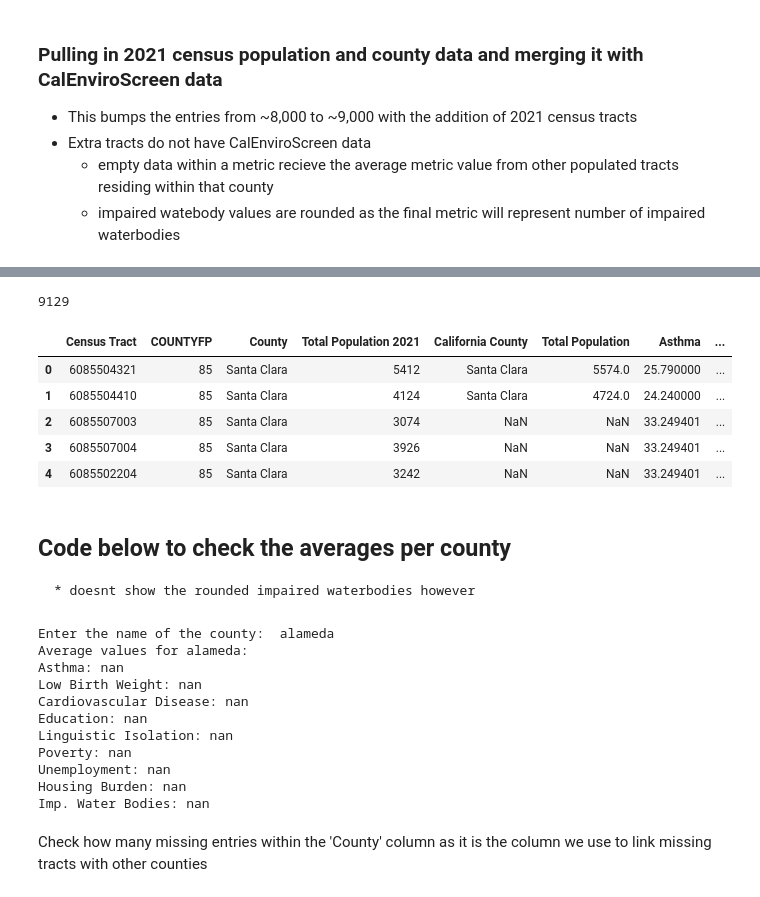
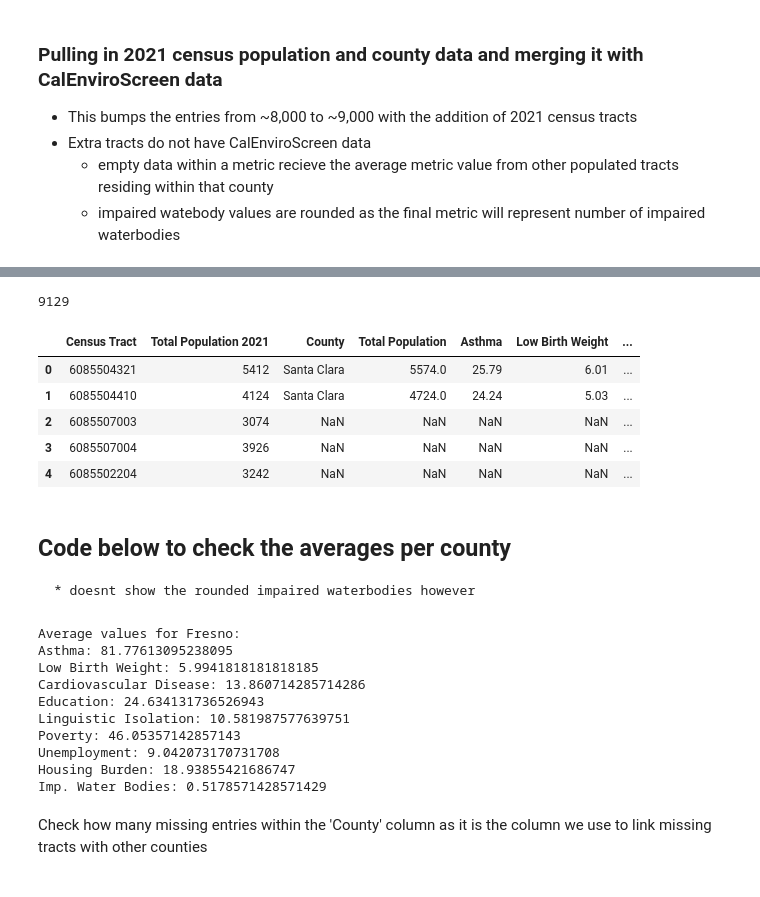
Before and after one commit to Eagle-Rock-Analytics/carb-climate-index, a Jupyter notebook: scripts/data_metric_calc/society_cal_enviroscreen_metrics.ipynb, the cells around one changed output, grey strips where cells are left out. Drawn from its saved outputs; the diff is of its cells as text; code cells hidden in the pictures.

```diff
--- a/scripts/data_metric_calc/society_cal_enviroscreen_metrics.ipynb
+++ b/scripts/data_metric_calc/society_cal_enviroscreen_metrics.ipynb
@@ -79,3 +181,9 @@ metric_enviroscreen_data = enviroscreen_data[['Census Tract',
                                                 'Housing Burden',
                                                 'Imp. Water Bodies'
                                                 ]]
+calenviroscreen_2021 = joined_df[metric_enviroscreen_data.columns]
+calenviroscreen_2021['Census Tract'] = calenviroscreen_2021['Census Tract'].astype(str)
+calenviroscreen_2021 = calenviroscreen_2021.rename(columns={'California County':'County'})
+calenviroscreen_2021['County'] = calenviroscreen_2021['County'].str.strip()
+
+calenviroscreen_2021
@@ -81,0 +209,4 @@ metric_enviroscreen_data = enviroscreen_data[['Census Tract',
+# %%
+calenviroscreen_2021['Census Tract'] = calenviroscreen_2021['Census Tract'].replace('nan', np.nan)
+calenviroscreen_2021 = calenviroscreen_2021.dropna(subset=['Census Tract'])
+calenviroscreen_2021
@@ -86,9 +231,10 @@ metric_enviroscreen_data = enviroscreen_data[['Census Tract',
     * empty data within a metric recieve the average metric value from other populated tracts residing within that county
     * impaired watebody values are rounded as the final metric will represent number of impaired waterbodies
 # %%
-county_tract_pop = "s3://ca-climate-index/0_map_data/ca_tract_county_population.csv"
+county_tract_pop = "s3://ca-climate-index/0_map_data/ca_tract_county_population_2022.csv"
 county_tract_pop = pd.read_csv(county_tract_pop)
 county_tract_pop = county_tract_pop.rename(columns={'TRACT': 'Census Tract'})
-county_tract_pop = county_tract_pop.drop('Unnamed: 0', axis=1)
+county_tract_pop = county_tract_pop.drop(columns={'Unnamed: 0', 'County', 'COUNTYFP'}, axis=1)
+county_tract_pop['Census Tract'] = county_tract_pop['Census Tract'].astype(str)
 county_tract_pop
 # %% [output]
@@ -107,0 +267,13 @@ county_tract_pop
+# %%
+# Example correction assuming 'Census Tract' needs string type and stripping whitespaces
+county_tract_pop['Census Tract'] = county_tract_pop['Census Tract'].astype(str).str.strip()
+calenviroscreen_2021['Census Tract'] = calenviroscreen_2021['Census Tract'].astype(str).str.strip()
+
+# Merge with corrected data types and stripped whitespaces
+merged_df = pd.merge(county_tract_pop, calenviroscreen_2021, on='Census Tract', how='left')
+
+# Now check if there are NaN values in the merged DataFrame
+print(merged_df.isna().sum())
+
+# Optionally, print the first few rows to verify the merge
+merged_df
@@ -108,45 +313,42 @@ county_tract_pop
 # %%
-# Adding 2021 population column to our enviroscreen data merged based on census tract
-merged_df = pd.merge(county_tract_pop, metric_enviroscreen_data, on='Census Tract', how='left')
-
 # Columns to fill NaN values
 columns_to_fill = [
                     'Asthma',
                     'Low Birth Weight',
                     'Cardiovascular Disease',
                     'Education',
                     'Linguistic Isolation',
                     'Poverty',
                     'Unemployment',
                     'Housing Burden',
                     'Imp. Water Bodies',
                     ]
 
 # Add a new column indicating whether a value was originally NaN
 original_na_flag_column = 'Original_NA_Flag'
 merged_df[original_na_flag_column] = np.where(merged_df[columns_to_fill].isna().any(axis=1), 1, 0)
 
 # Compute average values for each column grouped by 'County'
 average_values_by_county = merged_df.groupby('County')[columns_to_fill].transform('mean')
 
 # Round the mean for 'Imp. Water Bodies' to the nearest whole number
 average_values_by_county['Imp. Water Bodies'] = average_values_by_county['Imp. Water Bodies'].round()
 
 # Fill NaN values in each column with the corresponding average value of that column for the respective 'County'
 for column in columns_to_fill:
     na_mask = merged_df[column].isna()
     merged_df.loc[na_mask, column] = average_values_by_county.loc[na_mask, column]
 
 print(len(merged_df))
 merged_df.head(5)
 # %% [output]
 9129
-|  | Census Tract | COUNTYFP | County | Total Population 2021 | California County | Total Population | Asthma | ... |
-| 0 | 6085504321 | 85 | Santa Clara | 5412 | Santa Clara | 5574.0 | 25.790000 | ... |
-| 1 | 6085504410 | 85 | Santa Clara | 4124 | Santa Clara | 4724.0 | 24.240000 | ... |
-| 2 | 6085507003 | 85 | Santa Clara | 3074 | NaN | NaN | 33.249401 | ... |
-| 3 | 6085507004 | 85 | Santa Clara | 3926 | NaN | NaN | 33.249401 | ... |
-| 4 | 6085502204 | 85 | Santa Clara | 3242 | NaN | NaN | 33.249401 | ... |
+|  | Census Tract | Total Population 2021 | County | Total Population | Asthma | Low Birth Weight | ... |
+| 0 | 6085504321 | 5412 | Santa Clara | 5574.0 | 25.79 | 6.01 | ... |
+| 1 | 6085504410 | 4124 | Santa Clara | 4724.0 | 24.24 | 5.03 | ... |
+| 2 | 6085507003 | 3074 | NaN | NaN | NaN | NaN | ... |
+| 3 | 6085507004 | 3926 | NaN | NaN | NaN | NaN | ... |
+| 4 | 6085502204 | 3242 | NaN | NaN | NaN | NaN | ... |
 # %% [markdown]
 ## Code below to check the averages per county
     * doesnt show the rounded impaired waterbodies however
@@ -155,7 +357,7 @@ merged_df.head(5)
 county_name = input("Enter the name of the county: ")
 
 # Filter the dataframe for the specified county
-county_data = merged_df[merged_df['County'] == county_name]
+county_data = calenviroscreen_2021[calenviroscreen_2021['County'] == county_name]
 
 # Print out the average values for the specified county
 print(f"Average values for {county_name}:")
@@ -163,17 +365,16 @@ for column in columns_to_fill:
     avg_value = county_data[column].mean()
     print(f"{column}: {avg_value}")
 # %% [output]
-Enter the name of the county:  alameda
-Average values for alameda:
-Asthma: nan
-Low Birth Weight: nan
-Cardiovascular Disease: nan
-Education: nan
-Linguistic Isolation: nan
-Poverty: nan
-Unemployment: nan
-Housing Burden: nan
-Imp. Water Bodies: nan
+Average values for Fresno:
+Asthma: 81.77613095238095
+Low Birth Weight: 5.9941818181818185
+Cardiovascular Disease: 13.860714285714286
+Education: 24.634131736526943
+Linguistic Isolation: 10.581987577639751
+Poverty: 46.05357142857143
+Unemployment: 9.042073170731708
+Housing Burden: 18.93855421686747
+Imp. Water Bodies: 0.5178571428571429
 # %% [markdown]
 Check how many missing entries within the 'County' column as it is the column we use to link missing tracts with other counties
 # %%
```
Also changed, not shown: parts of 15 cells of this notebook.
